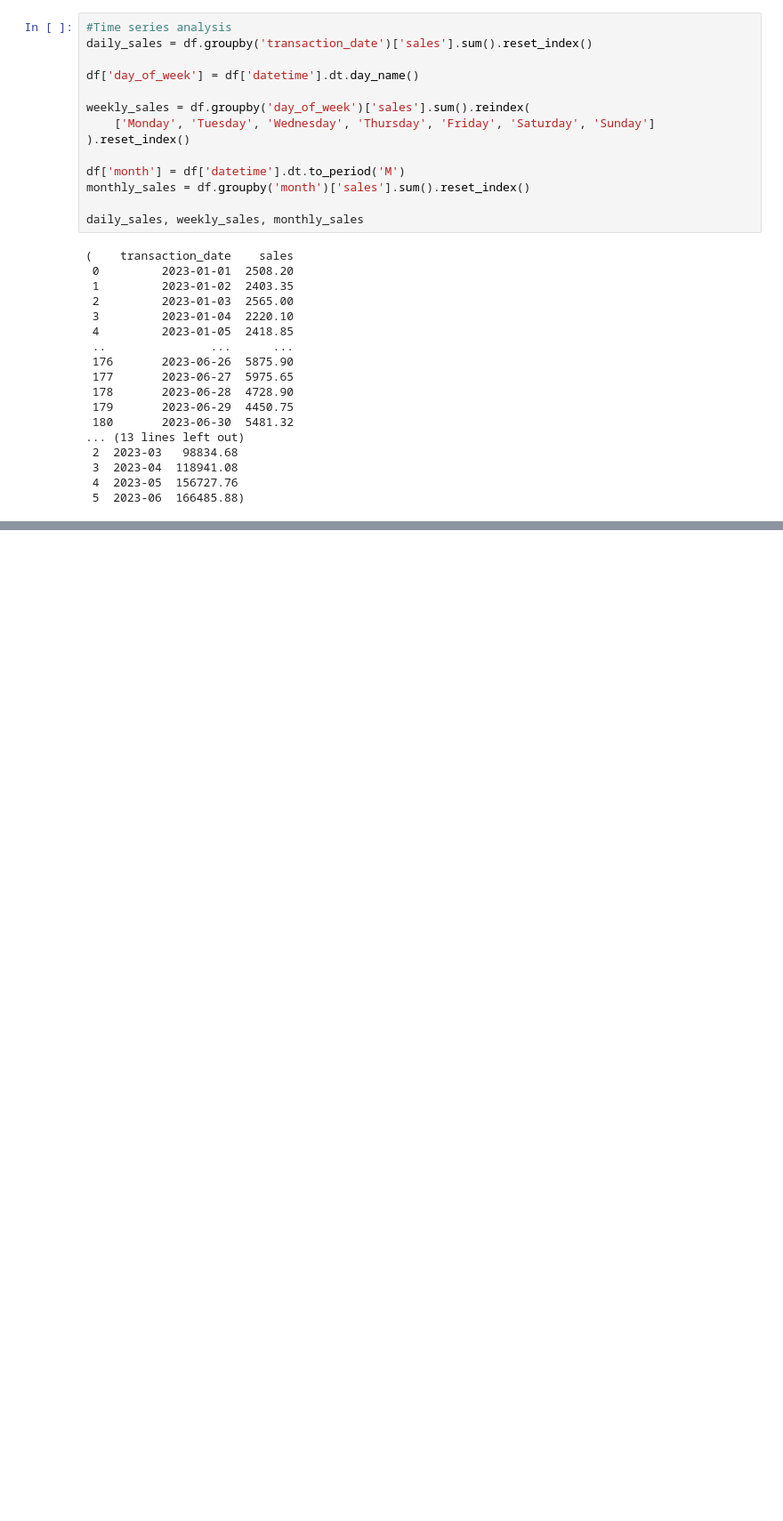
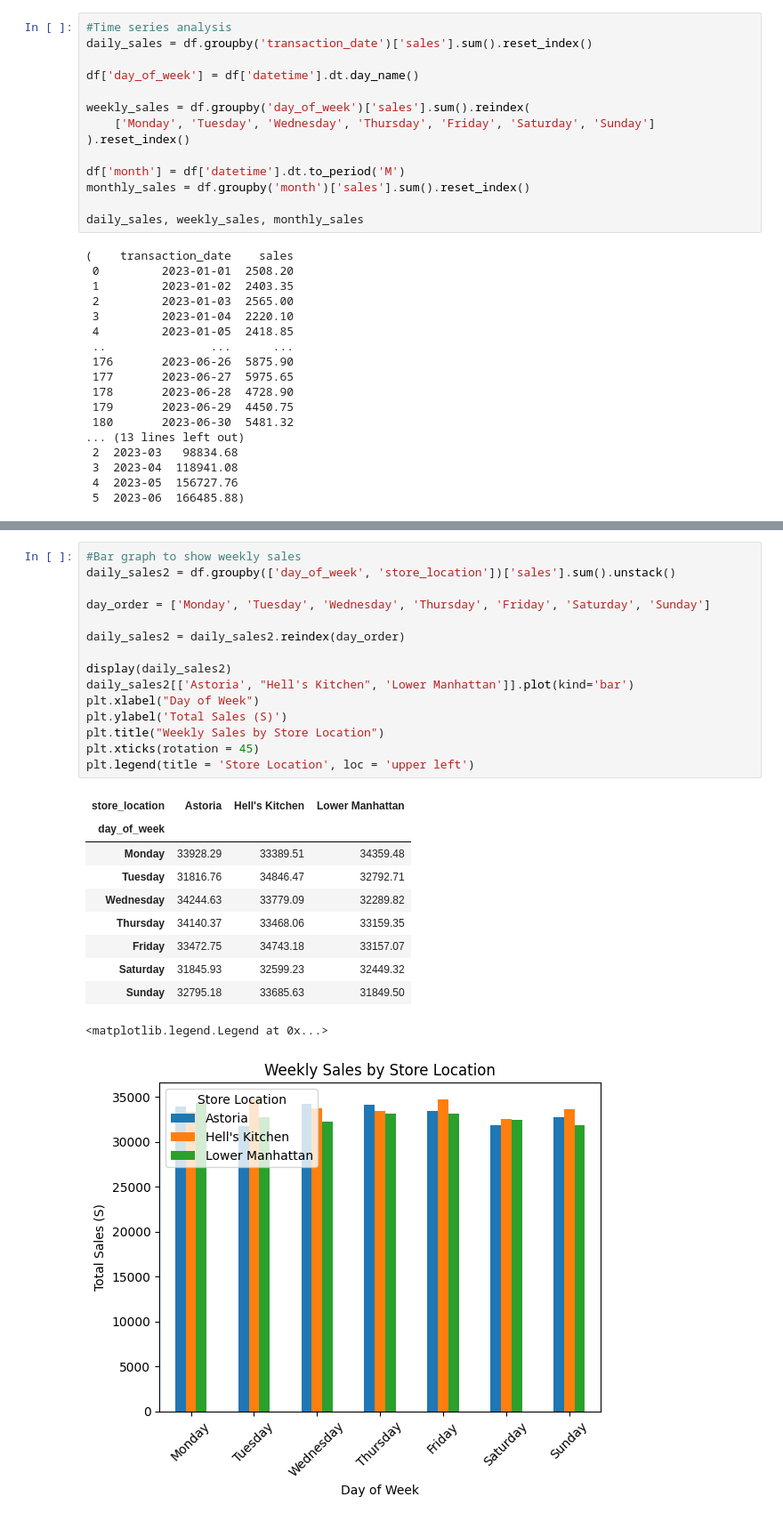
Before and after one commit to pgeneta/coffee_sales, a Jupyter notebook: coffee sales.ipynb, the cells around one changed output, grey strips where cells are left out. Shown: that part at 89% size. Saved outputs shown, nothing was run; the diff lists cells and outputs as text; blank space fills up the shorter version.

```diff
--- a/coffee sales.ipynb
+++ b/coffee sales.ipynb
@@ -189,0 +200,27 @@ daily_sales, weekly_sales, monthly_sales
+# %%
+#Bar graph to show weekly sales
+daily_sales2 = df.groupby(['day_of_week', 'store_location'])['sales'].sum().unstack()
+
+day_order = ['Monday', 'Tuesday', 'Wednesday', 'Thursday', 'Friday', 'Saturday', 'Sunday']
+
+daily_sales2 = daily_sales2.reindex(day_order)
+
+display(daily_sales2)
+daily_sales2[['Astoria', "Hell's Kitchen", 'Lower Manhattan']].plot(kind='bar')
+plt.xlabel("Day of Week")
+plt.ylabel('Total Sales (S)')
+plt.title("Weekly Sales by Store Location")
+plt.xticks(rotation = 45)
+plt.legend(title = 'Store Location', loc = 'upper left')
+# %% [output]
+| store_location | Astoria | Hell's Kitchen | Lower Manhattan |
+| day_of_week |  |  |  |
+| Monday | 33928.29 | 33389.51 | 34359.48 |
+| Tuesday | 31816.76 | 34846.47 | 32792.71 |
+| Wednesday | 34244.63 | 33779.09 | 32289.82 |
+| Thursday | 34140.37 | 33468.06 | 33159.35 |
+| Friday | 33472.75 | 34743.18 | 33157.07 |
+| Saturday | 31845.93 | 32599.23 | 32449.32 |
+| Sunday | 32795.18 | 33685.63 | 31849.50 |
+<matplotlib.legend.Legend at 0x...>
+[figure, added]
```
Also changed, not shown: parts of 10 cells of this notebook.
